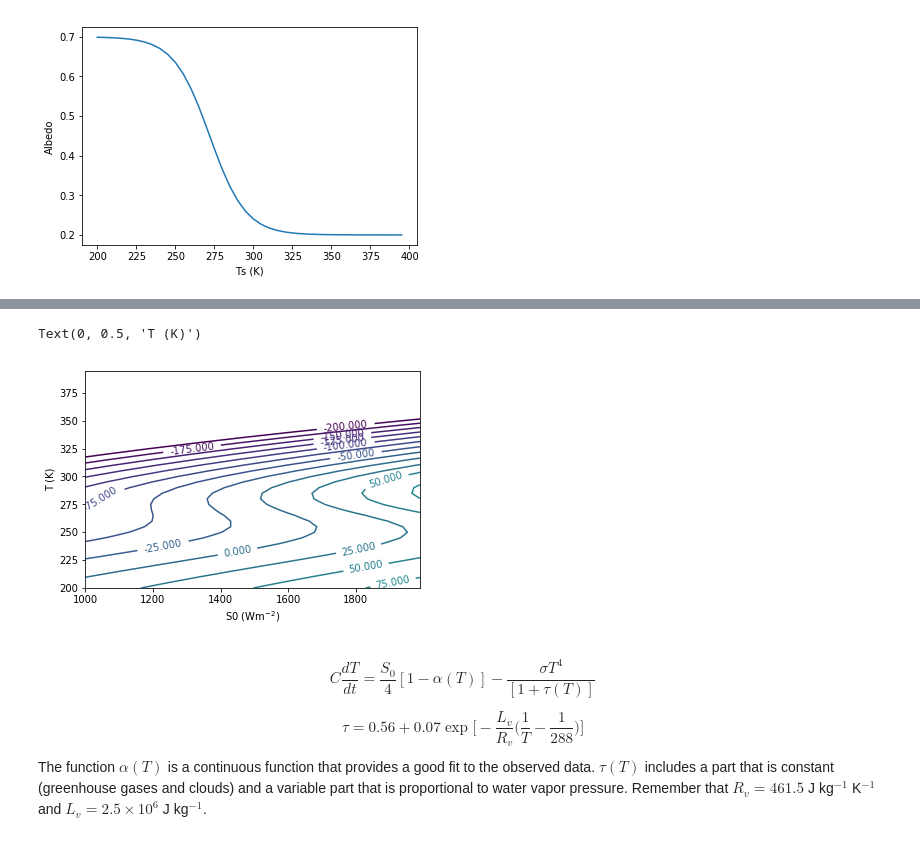
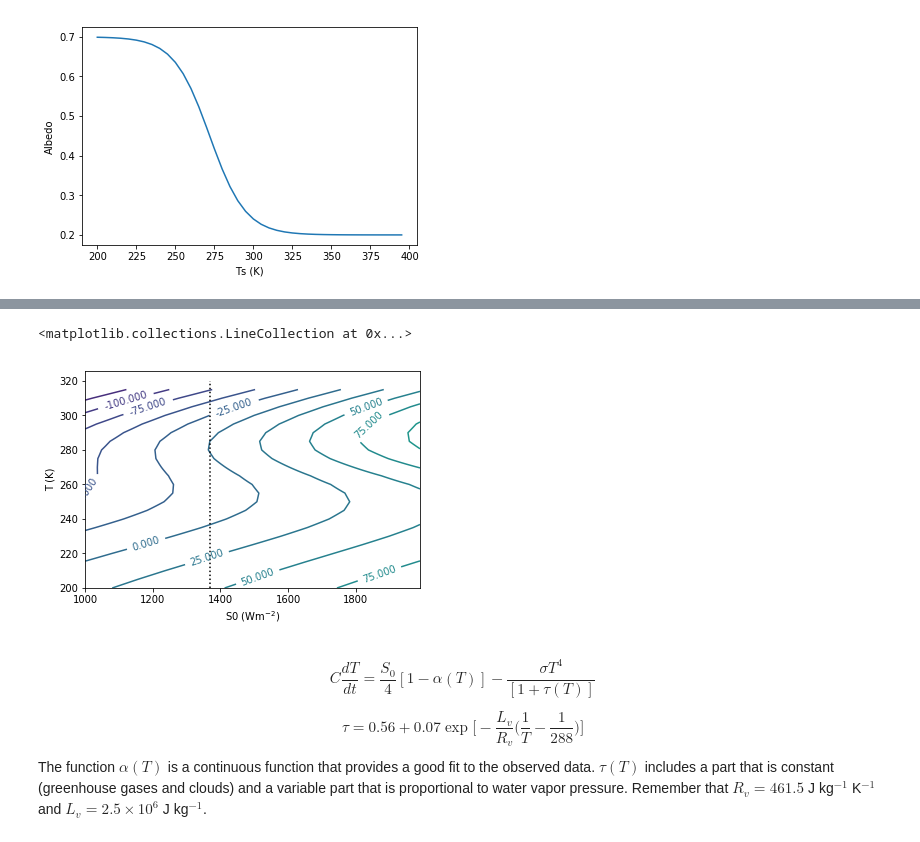
Before and after one commit to llvillanueva/TPA_DIPLOMA_LABS, a Jupyter notebook: ESM_0D_ICEVAPOR/EBM_0D_ice_water.ipynb, the cells around one changed output, grey strips where cells are left out. Cells and saved outputs as stored; diff of their text form; code cells hidden in the pictures.

```diff
--- a/ESM_0D_ICEVAPOR/EBM_0D_ice_water.ipynb
+++ b/ESM_0D_ICEVAPOR/EBM_0D_ice_water.ipynb
@@ -26,6 +26,7 @@ import numpy as np
 
 # function to calculate alfa
 def alfa(T):
+    """ function for albedo"""
     albedo=0.45-0.25*np.tanh((T-272)/23)
     return albedo
 
@@ -48,38 +81,34 @@ So we can see that for temperatures exceeding 300K roughly, the Earth becomes ic
 # %%
 import matplotlib.pyplot as plt
 import numpy as np
 
-Lv=2.5e6
-Rv=461.5
+def alfa(T):
+    """function to calculate albedo"""
+    albedo=0.45-0.25*np.tanh((T-272)/23)
+    return albedo
+
+eps=0.62
 sigma=5.67e-8
 
-def alfa(T):
-    albedo=0.45-0.25*np.tanh((T-272)/23)
-
-    return albedo
-
-def tau(T):
-    #tau=0.56+0.07*np.exp(-Lv/Rv*(1/T-1/288))
-    tau=0.63
-    return tau
 
 # define the solar constant array
+S0today=1370
 S0=np.arange(1000,2000,10)
-Ts=np.arange(200,400,5)
+Ts=np.arange(200,320,5)
 
 T2d=np.tile(Ts,(len(S0),1)).transpose()
 S2d=np.tile(S0,(len(Ts),1))
-
-DTdt=S2d*(1-alfa(T2d))/4 - 0.69*sigma*T2d**4 #/(1+tau(T2d))
+DTdt=S2d*(1-alfa(T2d))/4 - eps*sigma*T2d**4
 
 fig,ax=plt.subplots()
-X=ax.contour(S0,T,DTdt,levels=np.arange(-200,400,25))
+X=ax.contour(S0,Ts,DTdt,levels=np.arange(-200,400,25))
 ax.clabel(X,fontsize=10)
 ax.set_xlabel("S0 (Wm$^{-2}$)")
 ax.set_ylabel("T (K)")
+ax.vlines(S0today,200,320,linestyles="dotted")
 # %% [output]
-Text(0, 0.5, 'T (K)')
+<matplotlib.collections.LineCollection at 0x...>
-[figure, old version]
+[figure, new version]
 # %% [markdown]
   \begin{equation}
   C \frac{dT}{dt} = \frac{S_0}{4} [ 1 - \alpha(T)]  - \frac{\sigma T^4}{[1 + \tau(T)]}
```
Also changed, not shown: parts of 4 cells of this notebook.
